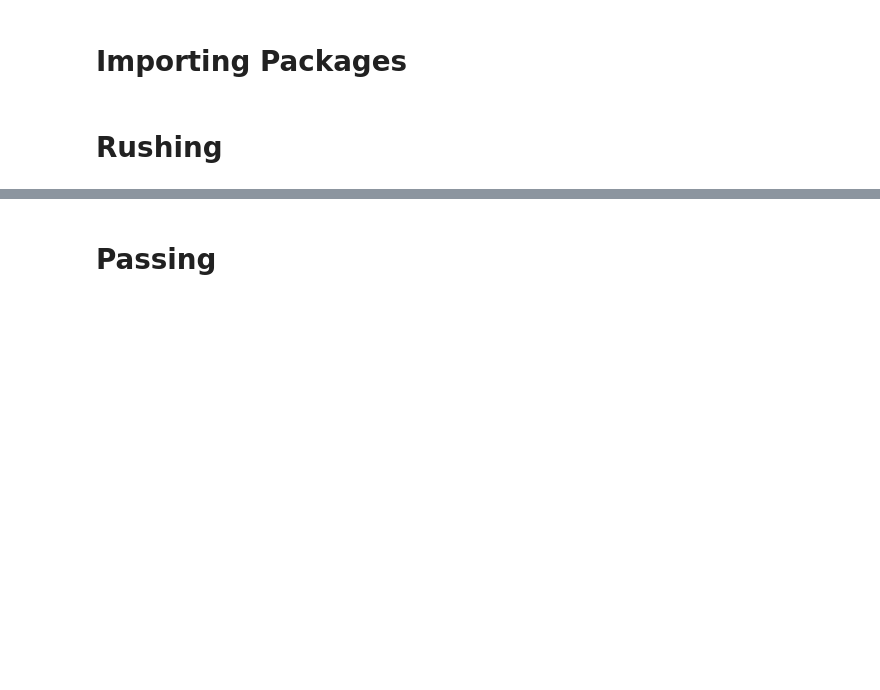
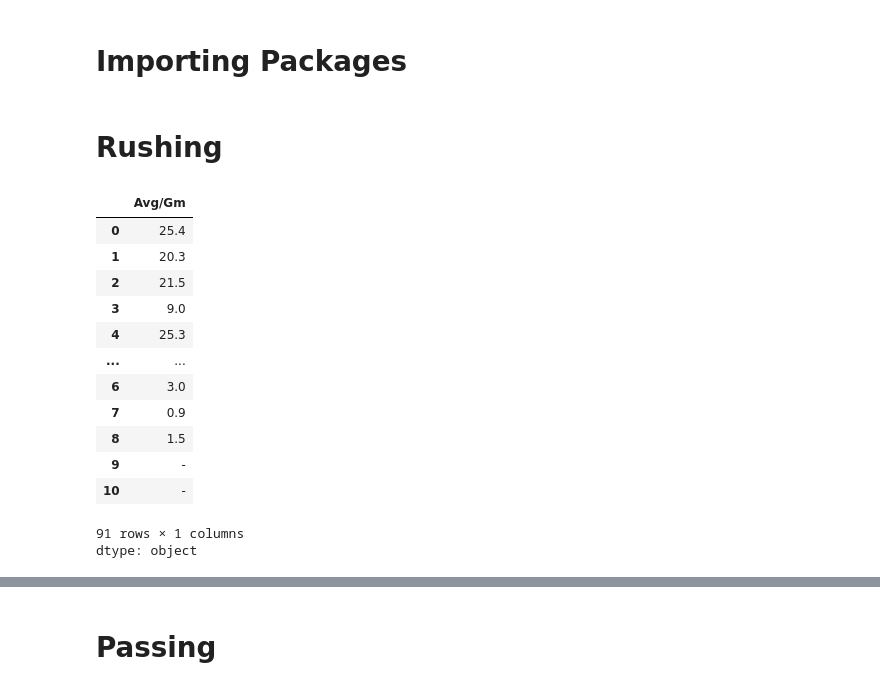
Before and after one commit to A-Peoples/A-Madden-Tip, a Jupyter notebook: UFL_Stat_Scrapping_'24.ipynb, the cells around one changed output, grey strips where cells are left out. Cells and saved outputs as stored; diff of their text form; code cells hidden in the pictures; blank space fills up the shorter version.

```diff
--- a/UFL_Stat_Scrapping_'24.ipynb
+++ b/UFL_Stat_Scrapping_'24.ipynb
@@ -14,15 +14,30 @@ teams = ['dc', 'dallas', 'birmingham', 'st-louis', 'memphis', 'michigan', 'houst
 # %%
 rushing = pd.DataFrame()
 for team in teams:
-  rushing_a = "https://www.theufl.com/teams/" +  team + "/stats/individual?season=4&stats-category=rushing"
+  rushing_a = "https://www.theufl.com/teams/" +  team + "/stats/individual?season=2&stats-category=rushing"
   rushing_single = pd.read_html(rushing_a)[0]
   rushing_single['team'] = team
-  filt = len(rushing_single) - 2
-  rushing_single = rushing_single.head(filt)
+  #filt = len(rushing_single) - 2
+  #rushing_single = rushing_single.head(filt)
   rushing_single
   rushing = pd.concat([rushing, rushing_single])
-#rushing = rushing.loc[(rushing['Name'] != 'Team') |
- #(rushing['Name'] != "Opponents")]
+# %%
+rushing['Avg/Gm']
+# %% [output]
+|  | Avg/Gm |
+| 0 | 25.4 |
+| 1 | 20.3 |
+| 2 | 21.5 |
+| 3 | 9.0 |
+| 4 | 25.3 |
+| ... | ... |
+| 6 | 3.0 |
+| 7 | 0.9 |
+| 8 | 1.5 |
+| 9 | - |
+| 10 | - |
+91 rows × 1 columns
+dtype: object
 # %%
 rushing[['FUM', 'LST']] = rushing['FUM-LST'].str.split("-", expand=True)
 rushing = rushing[['#', 'Name', 'GP', 'Att', 'Gain', 'Loss', 'Net', 'Avg', 'TD', 'Lng',
```
Also changed, not shown: parts of 12 cells of this notebook.
